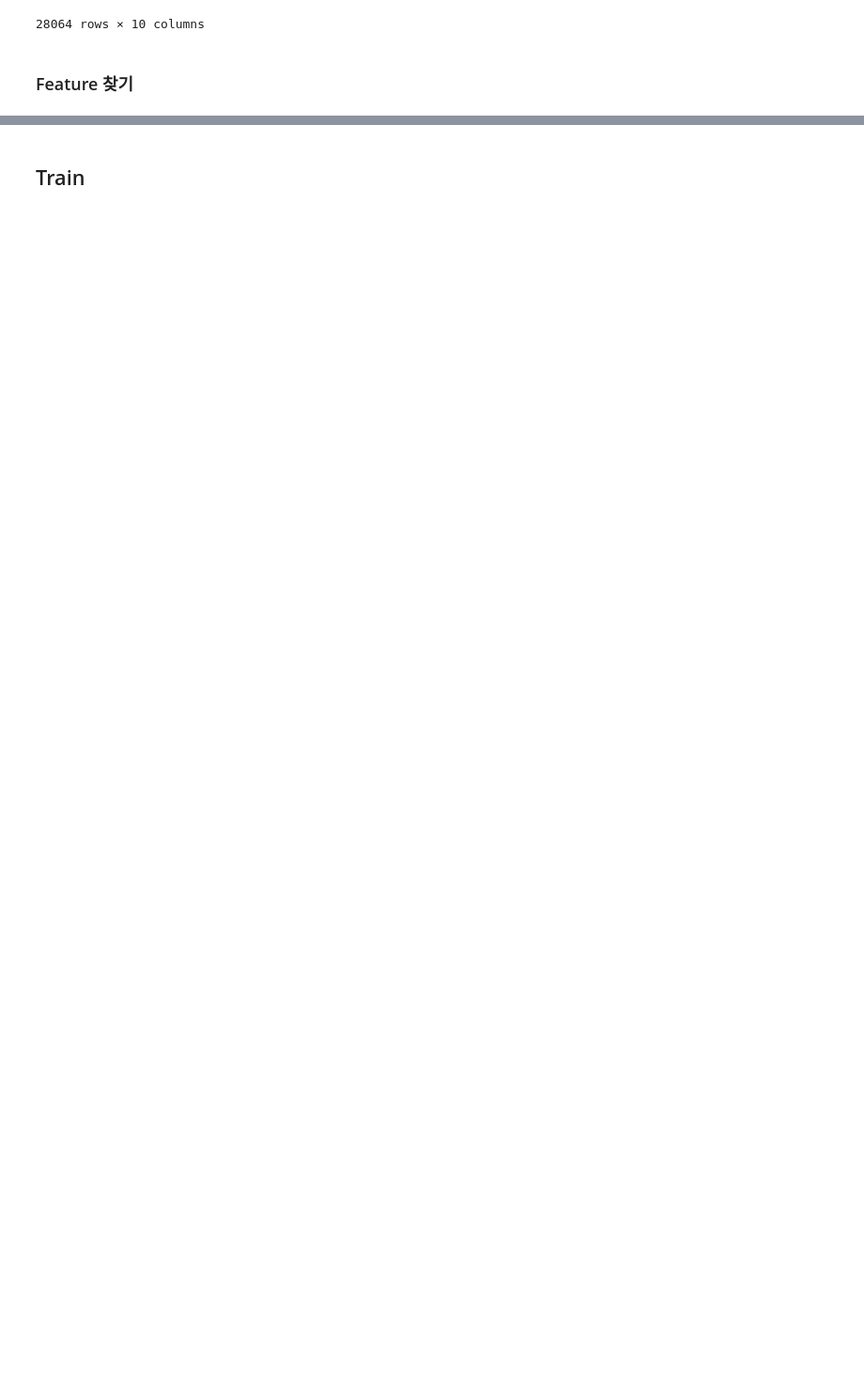
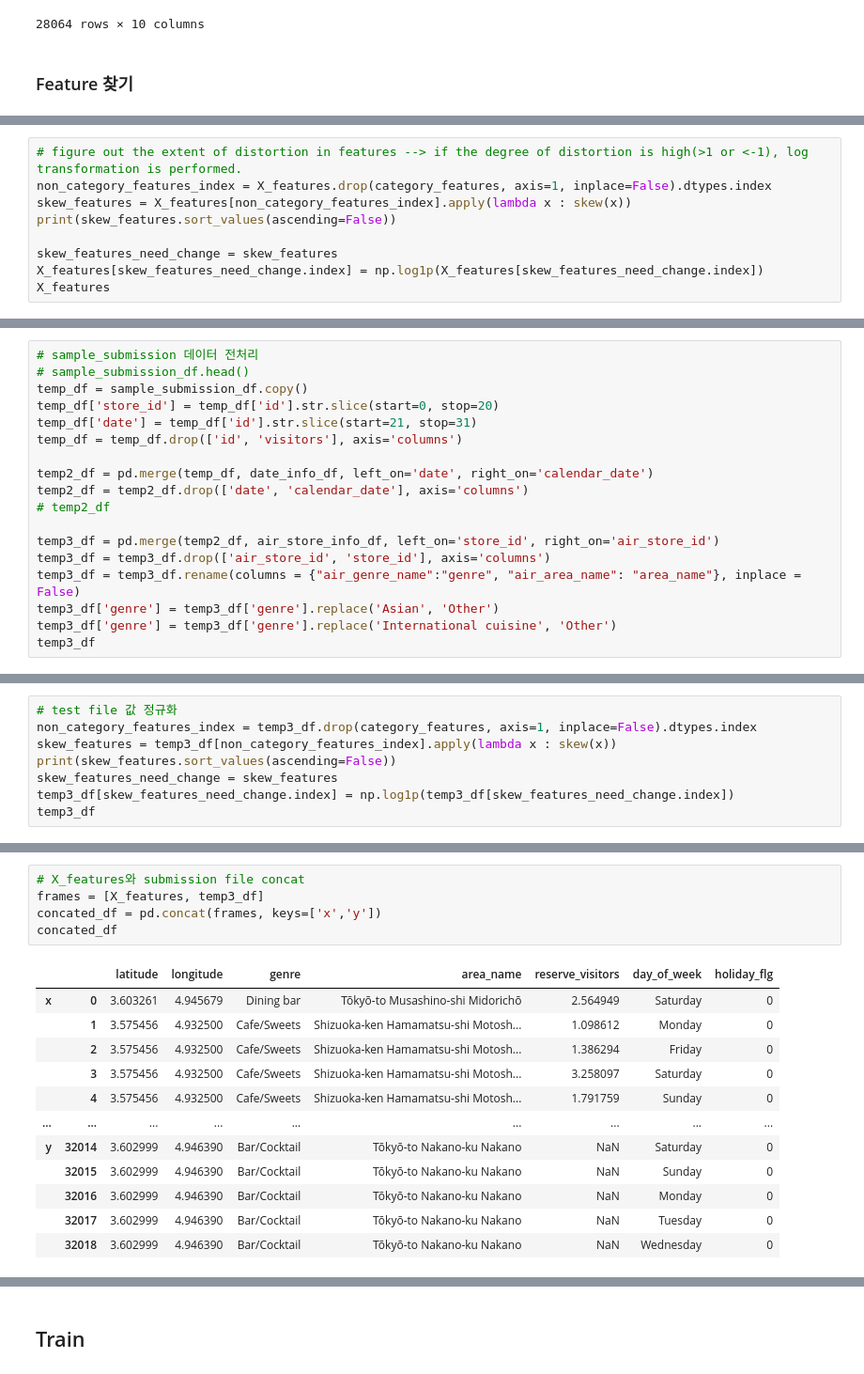
Before and after one commit to dlgur1994/Hackerthon1_Aiffel, a Jupyter notebook: Hyuk/Hackerthon1.ipynb, the cells around one changed output, grey strips where cells are left out. Shown at 94% size. Cells and saved outputs as stored; diff of their text form; blank space fills up the shorter version.

```diff
--- a/Hyuk/Hackerthon1.ipynb
+++ b/Hyuk/Hackerthon1.ipynb
@@ -372,0 +420,9 @@ final_df
+# %%
+# figure out the extent of distortion in features --> if the degree of distortion is high(>1 or <-1), log transformation is performed.
+non_category_features_index = X_features.drop(category_features, axis=1, inplace=False).dtypes.index
+skew_features = X_features[non_category_features_index].apply(lambda x : skew(x))
+print(skew_features.sort_values(ascending=False))
+
+skew_features_need_change = skew_features
+X_features[skew_features_need_change.index] = np.log1p(X_features[skew_features_need_change.index])
+X_features
@@ -372,0 +447,18 @@ final_df
+# %%
+# sample_submission 데이터 전처리
+# sample_submission_df.head()
+temp_df = sample_submission_df.copy()
+temp_df['store_id'] = temp_df['id'].str.slice(start=0, stop=20)
+temp_df['date'] = temp_df['id'].str.slice(start=21, stop=31)
+temp_df = temp_df.drop(['id', 'visitors'], axis='columns')
+
+temp2_df = pd.merge(temp_df, date_info_df, left_on='date', right_on='calendar_date')
+temp2_df = temp2_df.drop(['date', 'calendar_date'], axis='columns')
+# temp2_df
+
+temp3_df = pd.merge(temp2_df, air_store_info_df, left_on='store_id', right_on='air_store_id')
+temp3_df = temp3_df.drop(['air_store_id', 'store_id'], axis='columns')
+temp3_df = temp3_df.rename(columns = {"air_genre_name":"genre", "air_area_name": "area_name"}, inplace = False)
+temp3_df['genre'] = temp3_df['genre'].replace('Asian', 'Other')
+temp3_df['genre'] = temp3_df['genre'].replace('International cuisine', 'Other')
+temp3_df
@@ -372,0 +502,8 @@ final_df
+# %%
+# test file 값 정규화
+non_category_features_index = temp3_df.drop(category_features, axis=1, inplace=False).dtypes.index
+skew_features = temp3_df[non_category_features_index].apply(lambda x : skew(x))
+print(skew_features.sort_values(ascending=False))
+skew_features_need_change = skew_features
+temp3_df[skew_features_need_change.index] = np.log1p(temp3_df[skew_features_need_change.index])
+temp3_df
@@ -372,0 +527,18 @@ final_df
+# %%
+# X_features와 submission file concat
+frames = [X_features, temp3_df]
+concated_df = pd.concat(frames, keys=['x','y'])
+concated_df
+# %% [output]
+|  |  | latitude | longitude | genre | area_name | reserve_visitors | day_of_week | holiday_flg |
+| x | 0 | 3.603261 | 4.945679 | Dining bar | Tōkyō-to Musashino-shi Midorichō | 2.564949 | Saturday | 0 |
+|  | 1 | 3.575456 | 4.932500 | Cafe/Sweets | Shizuoka-ken Hamamatsu-shi Motosh... | 1.098612 | Monday | 0 |
+|  | 2 | 3.575456 | 4.932500 | Cafe/Sweets | Shizuoka-ken Hamamatsu-shi Motosh... | 1.386294 | Friday | 0 |
+|  | 3 | 3.575456 | 4.932500 | Cafe/Sweets | Shizuoka-ken Hamamatsu-shi Motosh... | 3.258097 | Saturday | 0 |
+|  | 4 | 3.575456 | 4.932500 | Cafe/Sweets | Shizuoka-ken Hamamatsu-shi Motosh... | 1.791759 | Sunday | 0 |
+| ... | ... | ... | ... | ... | ... | ... | ... | ... |
+| y | 32014 | 3.602999 | 4.946390 | Bar/Cocktail | Tōkyō-to Nakano-ku Nakano | NaN | Saturday | 0 |
+|  | 32015 | 3.602999 | 4.946390 | Bar/Cocktail | Tōkyō-to Nakano-ku Nakano | NaN | Sunday | 0 |
+|  | 32016 | 3.602999 | 4.946390 | Bar/Cocktail | Tōkyō-to Nakano-ku Nakano | NaN | Monday | 0 |
+|  | 32017 | 3.602999 | 4.946390 | Bar/Cocktail | Tōkyō-to Nakano-ku Nakano | NaN | Tuesday | 0 |
+|  | 32018 | 3.602999 | 4.946390 | Bar/Cocktail | Tōkyō-to Nakano-ku Nakano | NaN | Wednesday | 0 |
```
Also changed, not shown: parts of 27 cells of this notebook.
